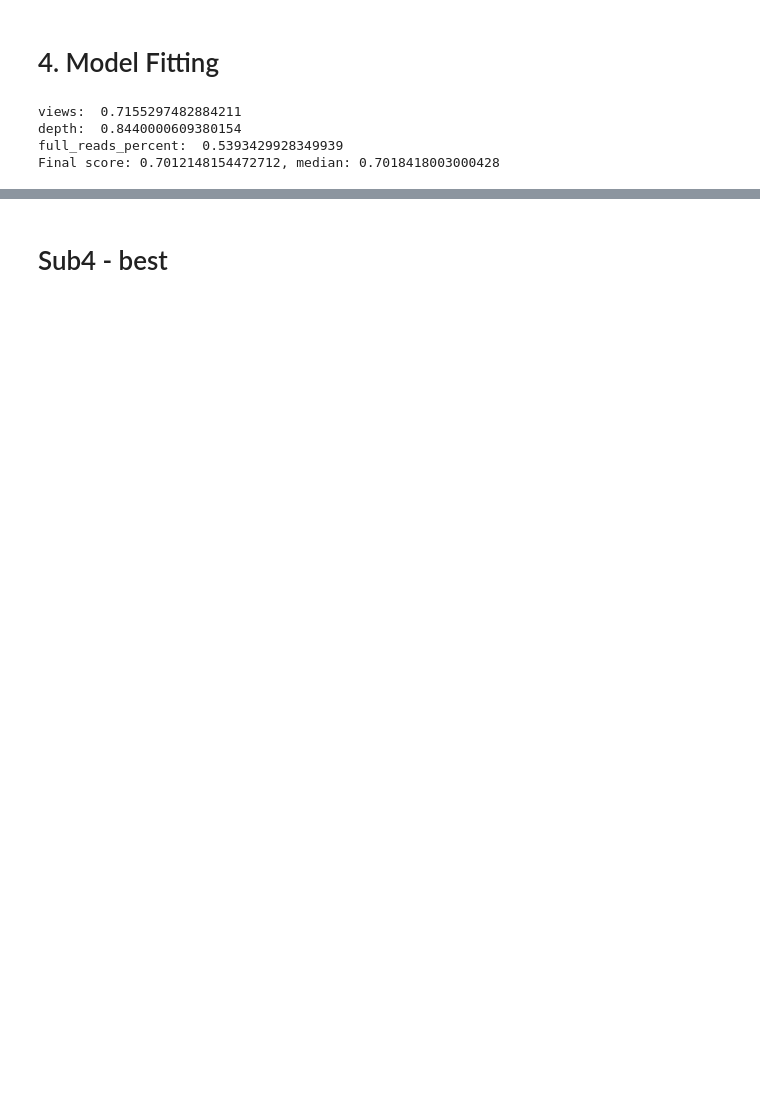
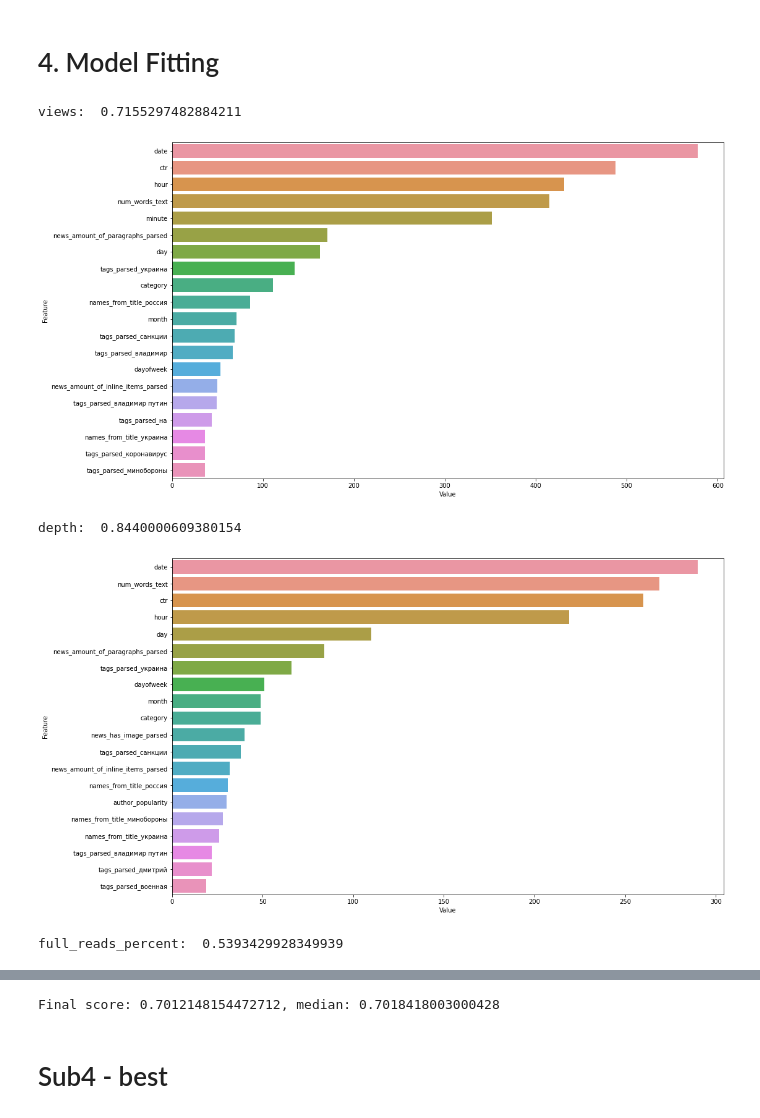
Before and after one commit to ikamil/rbk_12, a Jupyter notebook: notebooks/full_pipeline.ipynb, the cells around one changed output, grey strips where cells are left out. Saved outputs shown, nothing was run; the diff lists cells and outputs as text; code cells hidden in the pictures; blank space fills up the shorter version.

```diff
--- a/notebooks/full_pipeline.ipynb
+++ b/notebooks/full_pipeline.ipynb
@@ -363,33 +359,35 @@ for target_variable in FeaturesConstants.target:
         y_pred = lgbm_regressor.predict(X_valid)
         r2 = r2_score(y_valid, y_pred)
         result_dict[target_variable]['r2'].append(r2)
         result_dict[target_variable]['trees'].append(lgbm_regressor.booster_.trees_to_dataframe())
 
 
         pro = lgbm_regressor.predict(test_features)
         if target_variable == 'views':
             pro = np.exp(pro)
         elif target_variable == 'depth':
             pro = np.exp(np.exp(pro))
         else:
             pro = np.exp(pro)
         assert len(pro[pro < 0]) == 0
         result_dict[target_variable]['prediction'].append(pro)
     print(f'{target_variable}: ', np.mean(result_dict[target_variable]['r2']))
+    plotImp(lgbm_regressor, train_features, num=20, fig_size=(16, 10))
 
 full_score = (
     np.mean(result_dict['views']['r2']) * 0.4 +
     np.mean(result_dict['full_reads_percent']['r2']) * 0.3 +
     np.mean(result_dict['depth']['r2']) * 0.3
 )
 full_score_2 = (
     np.median(result_dict['views']['r2']) * 0.4 +
     np.median(result_dict['full_reads_percent']['r2']) * 0.3 +
     np.median(result_dict['depth']['r2']) * 0.3
 )
 print(f'Final score: {full_score}, median: {full_score_2}')
 # %% [output]
 views:  0.7155297482884211
-depth:  0.8440000609380154
-full_reads_percent:  0.5393429928349939
-Final score: 0.7012148154472712, median: 0.7018418003000428
+[figure, added]
+depth:  0.8440000609380154
+[figure, added]
+full_reads_percent:  0.5393429928349939
@@ -396,3 +395,4 @@ Final score: 0.7012148154472712, median: 0.7018418003000428
+Final score: 0.7012148154472712, median: 0.7018418003000428
 # %% [markdown]
 # Sub4 - best
 # %%
```
Also changed, not shown: parts of 2 cells of this notebook, 2 other files.
